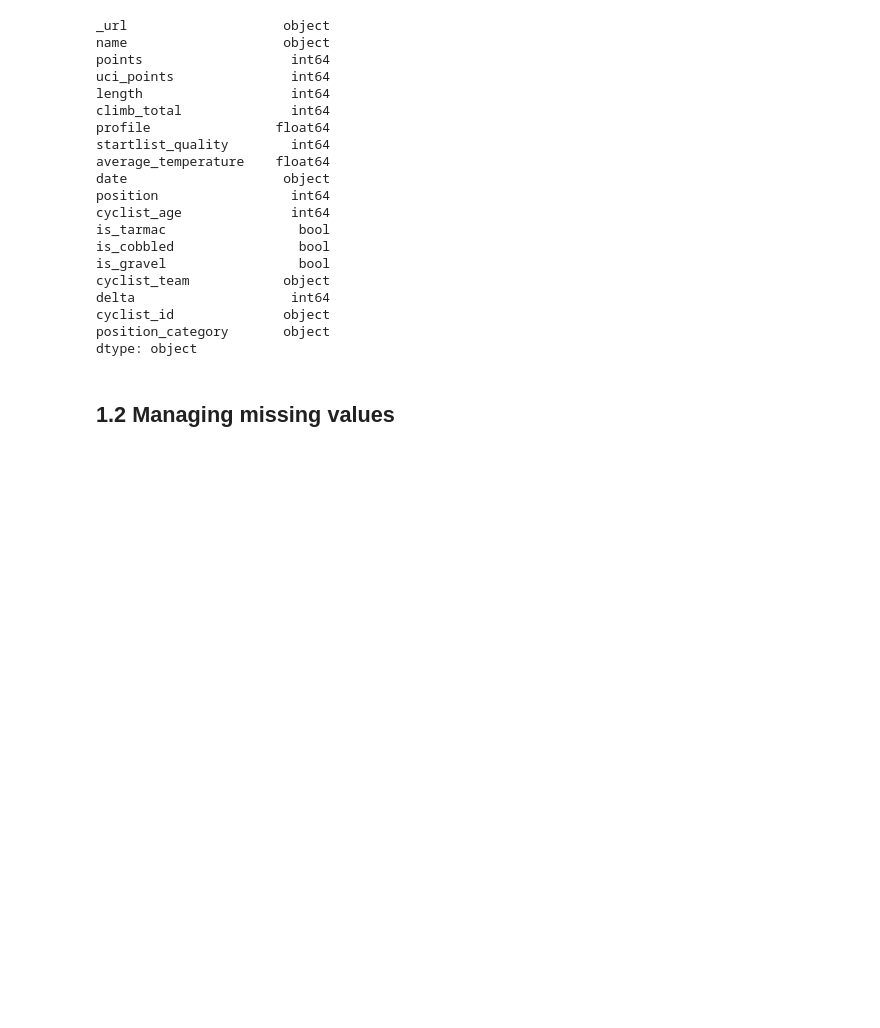
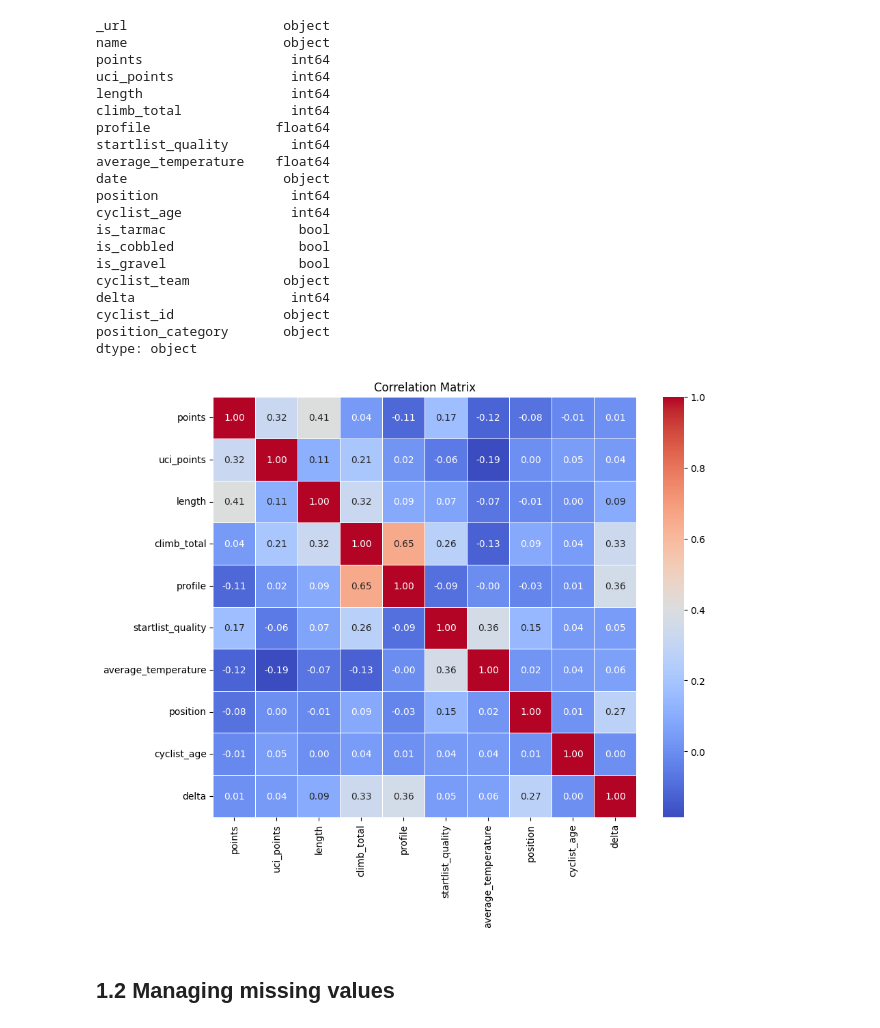
Before and after one commit to mariaviv27/Machine-Learning-Avanzado, a Jupyter notebook: machinelearning.ipynb, the cells around one changed output. Drawn from its saved outputs; the diff is of its cells as text; code cells hidden in the pictures; blank space fills up the shorter version.

```diff
--- a/machinelearning.ipynb
+++ b/machinelearning.ipynb
@@ -129,6 +137,21 @@ delta                    int64
 cyclist_id              object
 position_category       object
 dtype: object
+# %%
+numerical_cols = races_data.select_dtypes(include=['float64', 'int64'])
+
+# Compute the correlation matrix for numerical columns
+correlation_matrix = numerical_cols.corr()
+
+# Plot the correlation matrix as a heatmap
+plt.figure(figsize=(10, 8))  # Adjust the size as needed
+sns.heatmap(correlation_matrix, annot=True, cmap='coolwarm', fmt='.2f', linewidths=0.5)
+
+# Title and show the plot
+plt.title("Correlation Matrix")
+plt.show()
+# %% [output]
+[figure, added]
 # %%
 # Nationality from object to category
 cyclists_data['nationality'] = cyclists_data['nationality'].astype('category')
```
Also changed, not shown: parts of 11 cells of this notebook.
